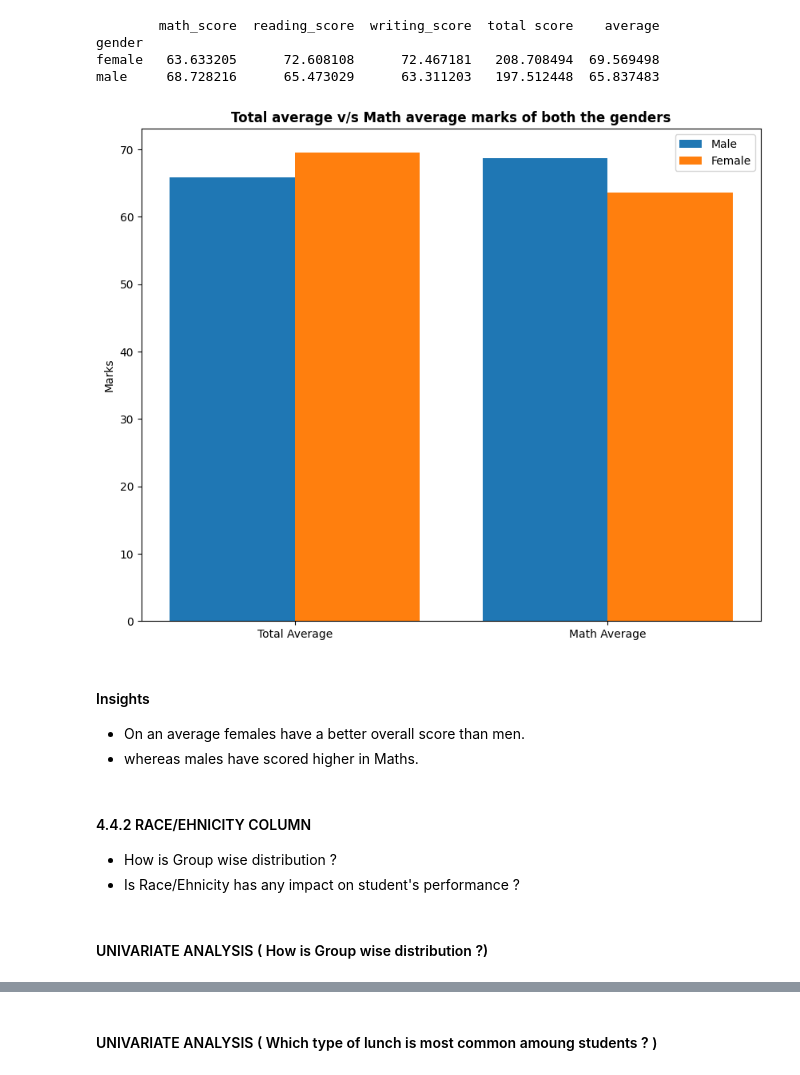
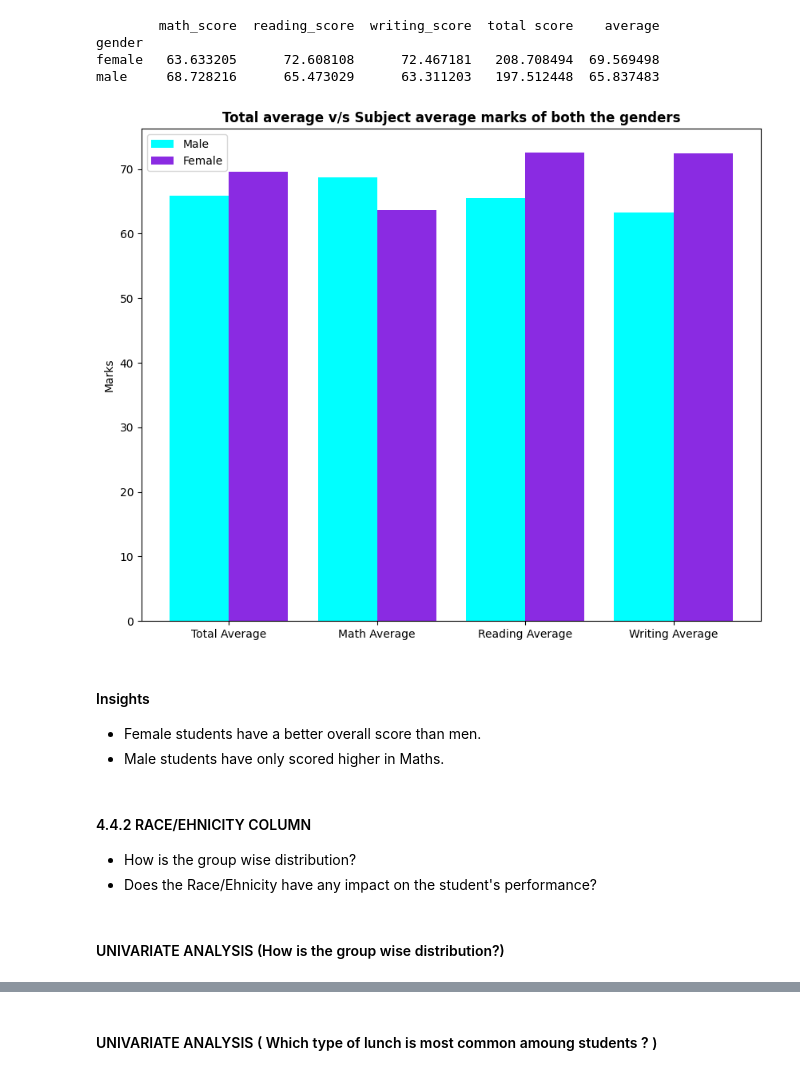
Before and after one commit to MohsinAli-10/ML-project-1-Student-Performance-Prediction, a Jupyter notebook: notebook/1 . EDA STUDENT PERFORMANCE .ipynb, the cells around one changed output, grey strips where cells are left out. Drawn from its saved outputs; the diff is of its cells as text; code cells hidden in the pictures.

Commit message:
small fixes and color corrections

```diff
--- a/notebook/1 . EDA STUDENT PERFORMANCE .ipynb
+++ b/notebook/1 . EDA STUDENT PERFORMANCE .ipynb
@@ -473,33 +473,33 @@ male     68.728216      65.473029      63.311203   197.512448  65.837483
 # %%
 plt.figure(figsize=(10, 8))
 
-X = ['Total Average','Math Average']
+X = ['Total Average','Math Average', 'Reading Average','Writing Average']
 
 
-female_scores = [gender_group['average'][0], gender_group['math_score'][0]]
-male_scores = [gender_group['average'][1], gender_group['math_score'][1]]
+female_scores = [gender_group['average'][0], gender_group['math_score'][0], gender_group['reading_score'][0], gender_group['writing_score'][0]]
+male_scores = [gender_group['average'][1], gender_group['math_score'][1], gender_group['reading_score'][1], gender_group['writing_score'][1]]
 
 X_axis = np.arange(len(X))
 
-plt.bar(X_axis - 0.2, male_scores, 0.4, label = 'Male')
-plt.bar(X_axis + 0.2, female_scores, 0.4, label = 'Female')
+plt.bar(X_axis - 0.2, male_scores, 0.4, label = 'Male', color =['cyan'])
+plt.bar(X_axis + 0.2, female_scores, 0.4, label = 'Female', color =['blueviolet'])
 
 plt.xticks(X_axis, X)
 plt.ylabel("Marks")
-plt.title("Total average v/s Math average marks of both the genders", fontweight='bold')
+plt.title("Total average v/s Subject average marks of both the genders", fontweight='bold')
 plt.legend()
 plt.show()
 # %% [output]
-[figure, old version]
+[figure, new version]
 # %% [markdown]
 #### Insights
-- On an average females have a better overall score than men.
-- whereas males have scored higher in Maths.
+- Female students have a better overall score than men.
+- Male students have only scored higher in Maths.
 # %% [markdown]
 #### 4.4.2 RACE/EHNICITY COLUMN
-- How is Group wise distribution ?
-- Is Race/Ehnicity has any impact on student's performance ?
+- How is the group wise distribution?
+- Does the Race/Ehnicity have any impact on the student's performance?
 # %% [markdown]
-#### UNIVARIATE ANALYSIS ( How is Group wise distribution ?)
+#### UNIVARIATE ANALYSIS (How is the group wise distribution?)
 # %%
 f,ax=plt.subplots(1,2,figsize=(20,10))
```
Also changed, not shown: parts of 21 cells of this notebook, 1 other file.
